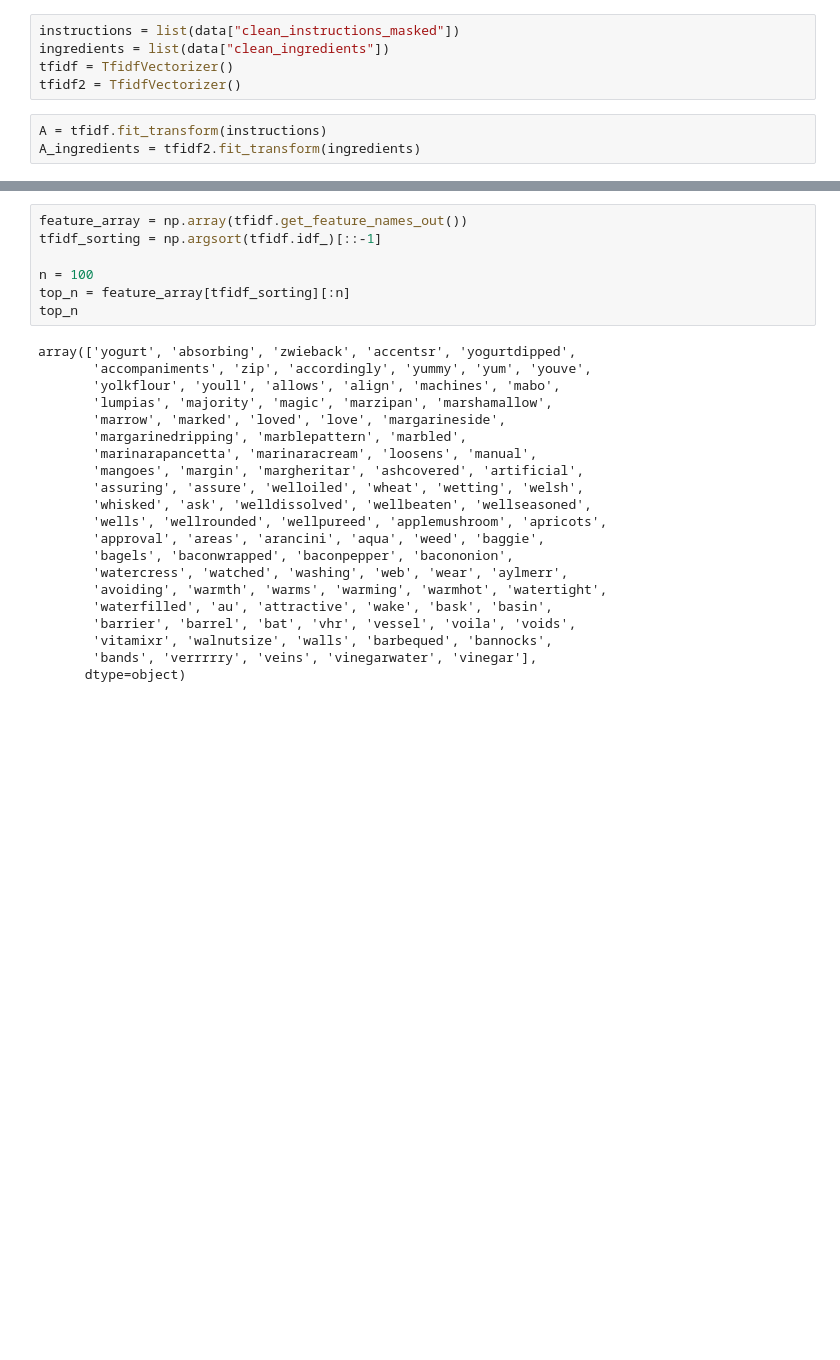
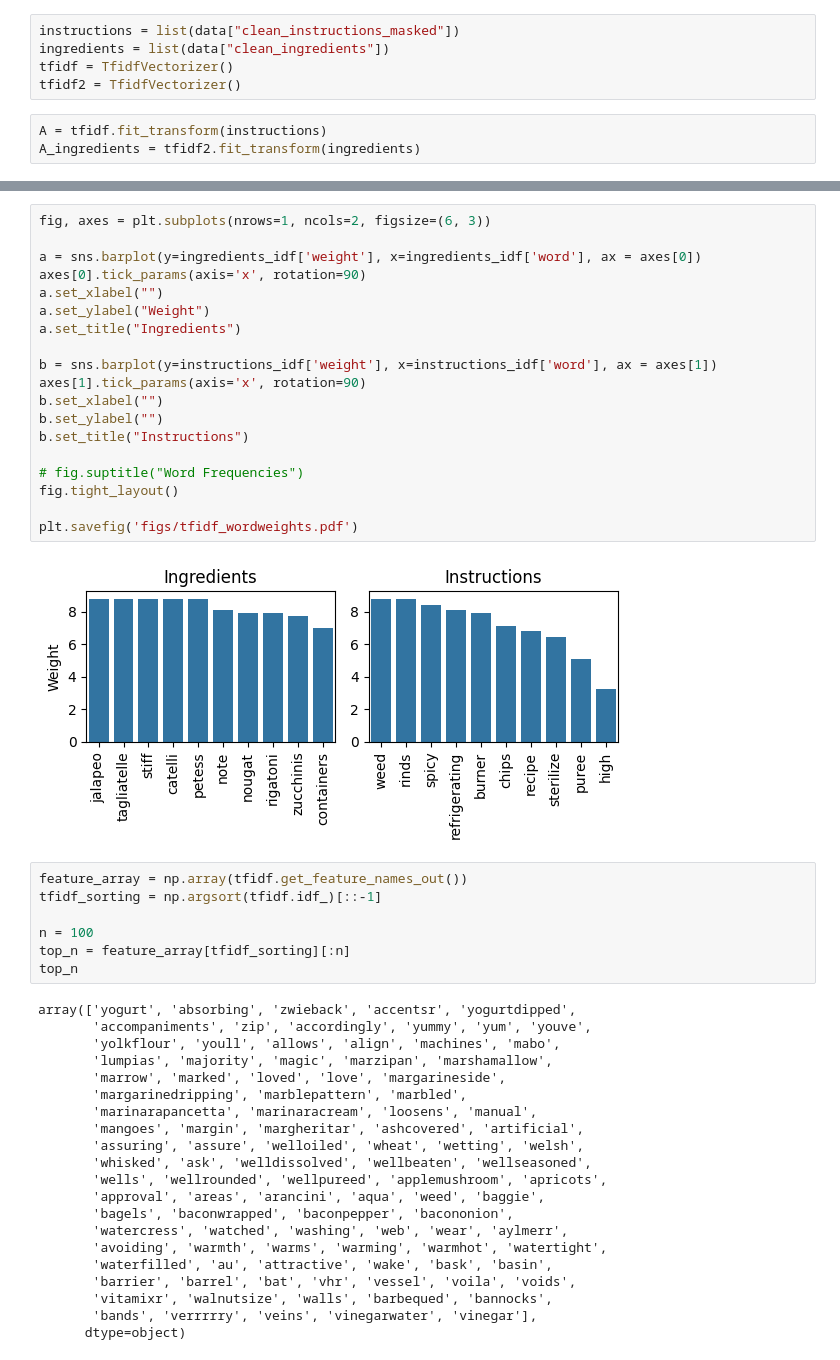
Before and after one commit to nmreimer/networksci2024recipe, a Jupyter notebook: workingthings.ipynb, the cells around one changed output, grey strips where cells are left out. Cells and saved outputs as stored; diff of their text form; blank space fills up the shorter version.

```diff
--- a/workingthings.ipynb
+++ b/workingthings.ipynb
@@ -430,3 +421,24 @@ ingredients_idf.sort_values(by="weight")
+# %%
+fig, axes = plt.subplots(nrows=1, ncols=2, figsize=(6, 3))
+
+a = sns.barplot(y=ingredients_idf['weight'], x=ingredients_idf['word'], ax = axes[0])
+axes[0].tick_params(axis='x', rotation=90)
+a.set_xlabel("")
+a.set_ylabel("Weight")
+a.set_title("Ingredients")
+
+b = sns.barplot(y=instructions_idf['weight'], x=instructions_idf['word'], ax = axes[1])
+axes[1].tick_params(axis='x', rotation=90)
+b.set_xlabel("")
+b.set_ylabel("")
+b.set_title("Instructions")
+
+# fig.suptitle("Word Frequencies")
+fig.tight_layout()
+
+plt.savefig('figs/tfidf_wordweights.pdf')
+# %% [output]
+[figure, added]
 # %%
 feature_array = np.array(tfidf.get_feature_names_out())
 tfidf_sorting = np.argsort(tfidf.idf_)[::-1]
```
Also changed, not shown: parts of 7 cells of this notebook, 32 other files.
